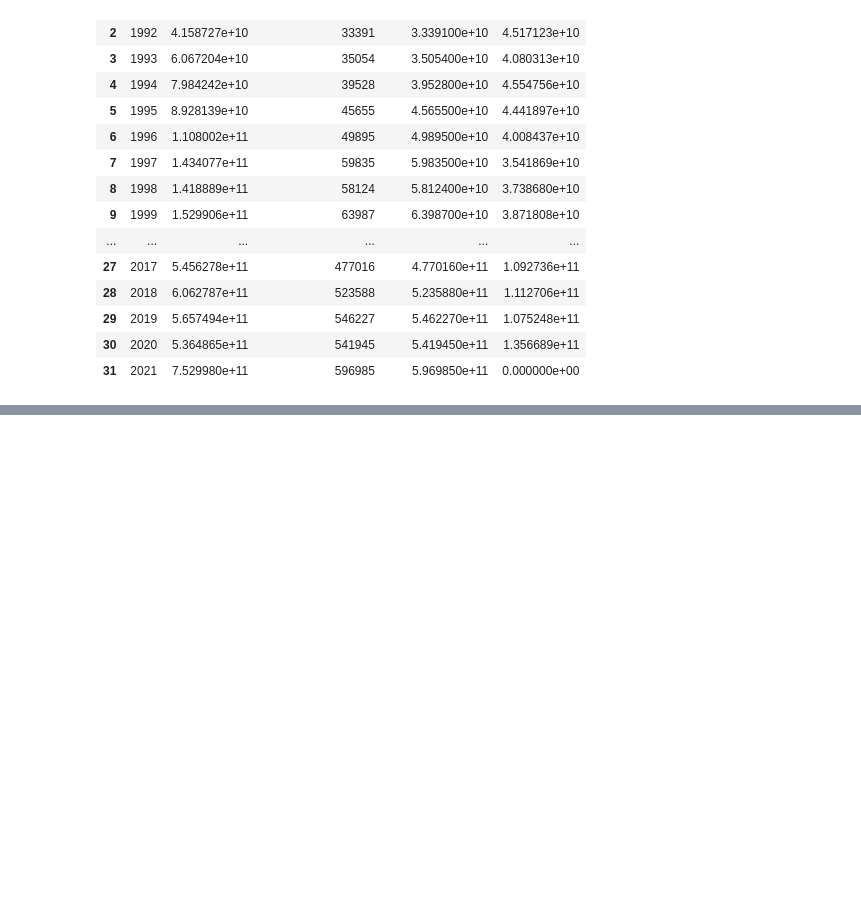
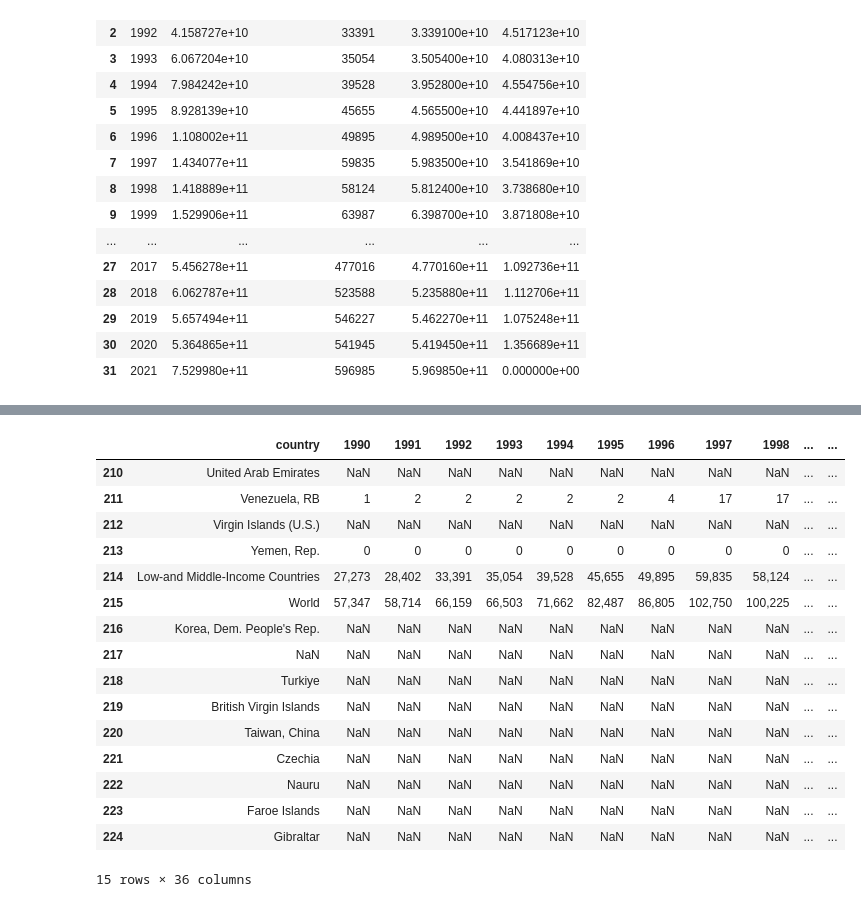
Before and after one commit to kellywaldro/remittances, a Jupyter notebook: merging.ipynb, the cells around one changed output, grey strips where cells are left out. Drawn from its saved outputs; the diff is of its cells as text; code cells hidden in the pictures; blank space fills up the shorter version.

```diff
--- a/merging.ipynb
+++ b/merging.ipynb
@@ -180,5 +180,5 @@ fdi_df
 | 30 | 2020 | 5.364865e+11 |
 | 31 | 2021 | 7.529980e+11 |
 # %%
-remittances = pd.read_csv('./inward_remittance_flows_brief_37_revised_final_version_as_of_dec._2_2022.csv')
+remittances_raw = pd.read_csv('./inward_remittance_flows_brief_37_revised_final_version_as_of_dec._2_2022.csv')
 # %%
@@ -193,7 +193,7 @@ Index(['Migrant remittance inflows (US$ million)', '1990', '1991', '1992',
 # %%
 # rename columns
 
-remittances.rename(columns={'Migrant remittance inflows (US$ million)':'remittances'},inplace=True)
+remittances_raw.rename(columns={'Migrant remittance inflows (US$ million)':'remittances'},inplace=True)
 # %%
 # keep rows where it is equal to a certain value
 
@@ -491,0 +514,6 @@ fdi_remit_oda_df.to_csv('fdi_remit_oda.csv', index=False)
+# %%
+# rename remittances column in remittances_raw to country
+
+remittances_raw.rename(columns={'remittances':'country'},inplace=True)
+
+remittances_raw
@@ -491,0 +534,4 @@ fdi_remit_oda_df.to_csv('fdi_remit_oda.csv', index=False)
+# %%
+# merge remittances_raw and income_df
+
+remittances_raw = pd.merge(remittances_raw, income_df, on='country', how='outer')
@@ -491,0 +554,20 @@ fdi_remit_oda_df.to_csv('fdi_remit_oda.csv', index=False)
+# %%
+remittances_raw.tail(15)
+# %% [output]
+|  | country | 1990 | 1991 | 1992 | 1993 | 1994 | 1995 | 1996 | 1997 | 1998 | ... | ... |
+| 210 | United Arab Emirates | NaN | NaN | NaN | NaN | NaN | NaN | NaN | NaN | NaN | ... | ... |
+| 211 | Venezuela, RB | 1 | 2 | 2 | 2 | 2 | 2 | 4 | 17 | 17 | ... | ... |
+| 212 | Virgin Islands (U.S.) | NaN | NaN | NaN | NaN | NaN | NaN | NaN | NaN | NaN | ... | ... |
+| 213 | Yemen, Rep. | 0 | 0 | 0 | 0 | 0 | 0 | 0 | 0 | 0 | ... | ... |
+| 214 | Low-and Middle-Income Countries | 27,273 | 28,402 | 33,391 | 35,054 | 39,528 | 45,655 | 49,895 | 59,835 | 58,124 | ... | ... |
+| 215 | World | 57,347 | 58,714 | 66,159 | 66,503 | 71,662 | 82,487 | 86,805 | 102,750 | 100,225 | ... | ... |
+| 216 | Korea, Dem. People's Rep. | NaN | NaN | NaN | NaN | NaN | NaN | NaN | NaN | NaN | ... | ... |
+| 217 | NaN | NaN | NaN | NaN | NaN | NaN | NaN | NaN | NaN | NaN | ... | ... |
+| 218 | Turkiye | NaN | NaN | NaN | NaN | NaN | NaN | NaN | NaN | NaN | ... | ... |
+| 219 | British Virgin Islands | NaN | NaN | NaN | NaN | NaN | NaN | NaN | NaN | NaN | ... | ... |
+| 220 | Taiwan, China | NaN | NaN | NaN | NaN | NaN | NaN | NaN | NaN | NaN | ... | ... |
+| 221 | Czechia | NaN | NaN | NaN | NaN | NaN | NaN | NaN | NaN | NaN | ... | ... |
+| 222 | Nauru | NaN | NaN | NaN | NaN | NaN | NaN | NaN | NaN | NaN | ... | ... |
+| 223 | Faroe Islands | NaN | NaN | NaN | NaN | NaN | NaN | NaN | NaN | NaN | ... | ... |
+| 224 | Gibraltar | NaN | NaN | NaN | NaN | NaN | NaN | NaN | NaN | NaN | ... | ... |
+15 rows × 36 columns
```
Also changed, not shown: parts of 21 cells of this notebook, 2 other files.
